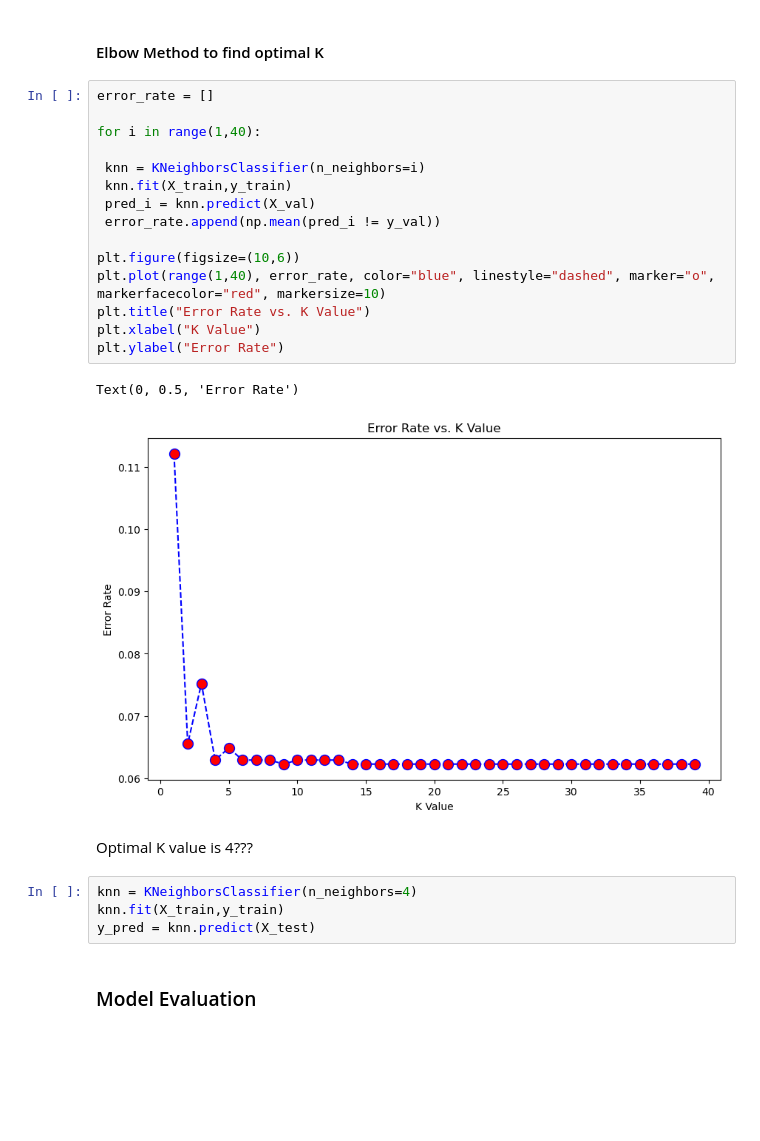
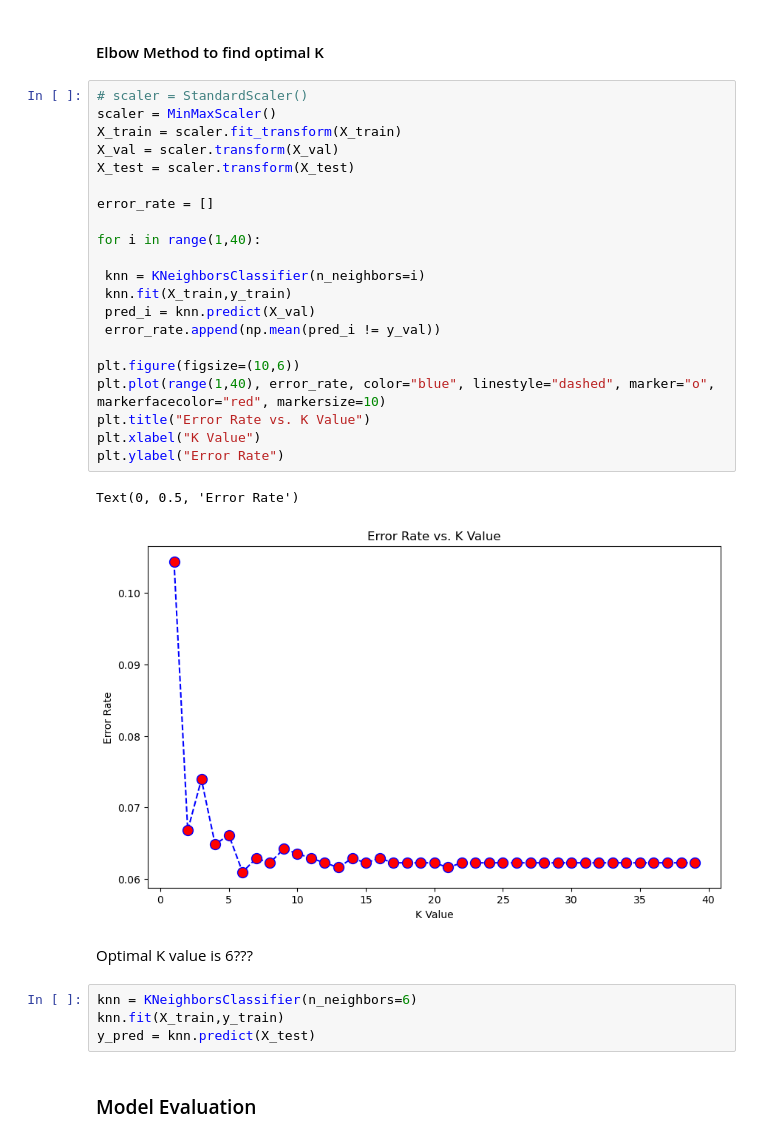
Before and after one commit to dapscc/bt4012_fraud, a Jupyter notebook: k_nearest_neighbours.ipynb, the cells around one changed output. Saved outputs shown, nothing was run; the diff lists cells and outputs as text; blank space fills up the shorter version.

```diff
--- a/k_nearest_neighbours.ipynb
+++ b/k_nearest_neighbours.ipynb
@@ -27,27 +29,33 @@ Test set shape: (1542, 55) (1542,)
 # %% [markdown]
 #### Elbow Method to find optimal K
 # %%
+# scaler = StandardScaler()
+scaler = MinMaxScaler()
+X_train = scaler.fit_transform(X_train)
+X_val = scaler.transform(X_val)
+X_test = scaler.transform(X_test)
+
 error_rate = []
 
 for i in range(1,40):
 
  knn = KNeighborsClassifier(n_neighbors=i)
  knn.fit(X_train,y_train)
  pred_i = knn.predict(X_val)
  error_rate.append(np.mean(pred_i != y_val))
 
 plt.figure(figsize=(10,6))
 plt.plot(range(1,40), error_rate, color="blue", linestyle="dashed", marker="o", markerfacecolor="red", markersize=10)
 plt.title("Error Rate vs. K Value")
 plt.xlabel("K Value")
 plt.ylabel("Error Rate")
 # %% [output]
 Text(0, 0.5, 'Error Rate')
-[figure, old version]
+[figure, new version]
 # %% [markdown]
-Optimal K value is 4???
+Optimal K value is 6???
 # %%
-knn = KNeighborsClassifier(n_neighbors=4)
+knn = KNeighborsClassifier(n_neighbors=6)
 knn.fit(X_train,y_train)
 y_pred = knn.predict(X_test)
 # %% [markdown]
```
Also changed, not shown: parts of 8 cells of this notebook.
